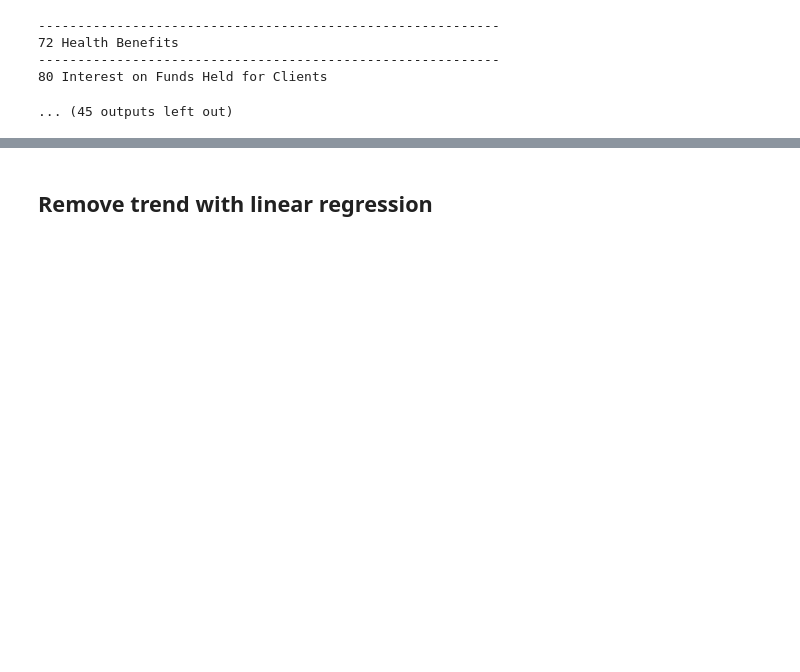
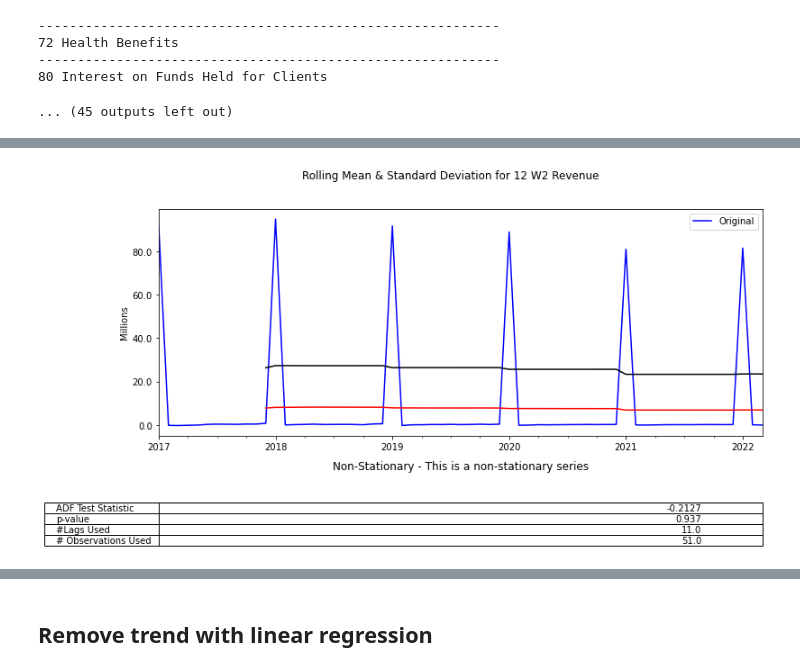
Before and after one commit to jluisjm/Paychex_revenue_forecast, a Jupyter notebook: notebooks/Initial_diagnostic.ipynb, the cells around one changed output, grey strips where cells are left out. Cells and saved outputs as stored; diff of their text form; code cells hidden in the pictures; blank space fills up the shorter version.

```diff
--- a/notebooks/Initial_diagnostic.ipynb
+++ b/notebooks/Initial_diagnostic.ipynb
@@ -105,0 +135,6 @@ for c in df_month.select_dtypes(include=np.number).columns:
+# %%
+df_12 = df_month.loc[df_month.index.year  >= 2017, '12 W2 Revenue']
+# %%
+fig = stationarity_test(df_12)
+# %% [output]
+[figure, added]
```
Also changed, not shown: parts of 44 cells of this notebook, 6 other files.
